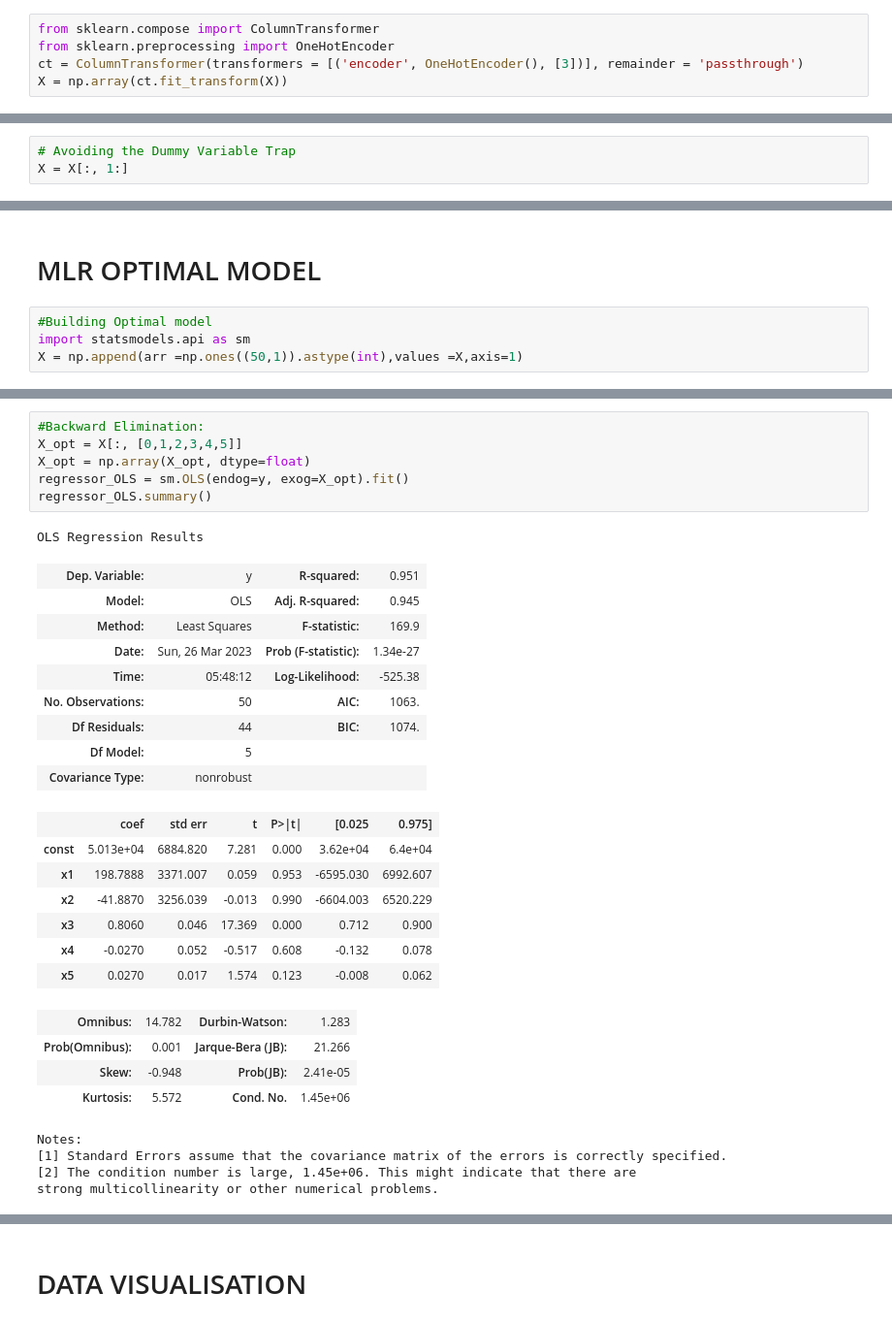
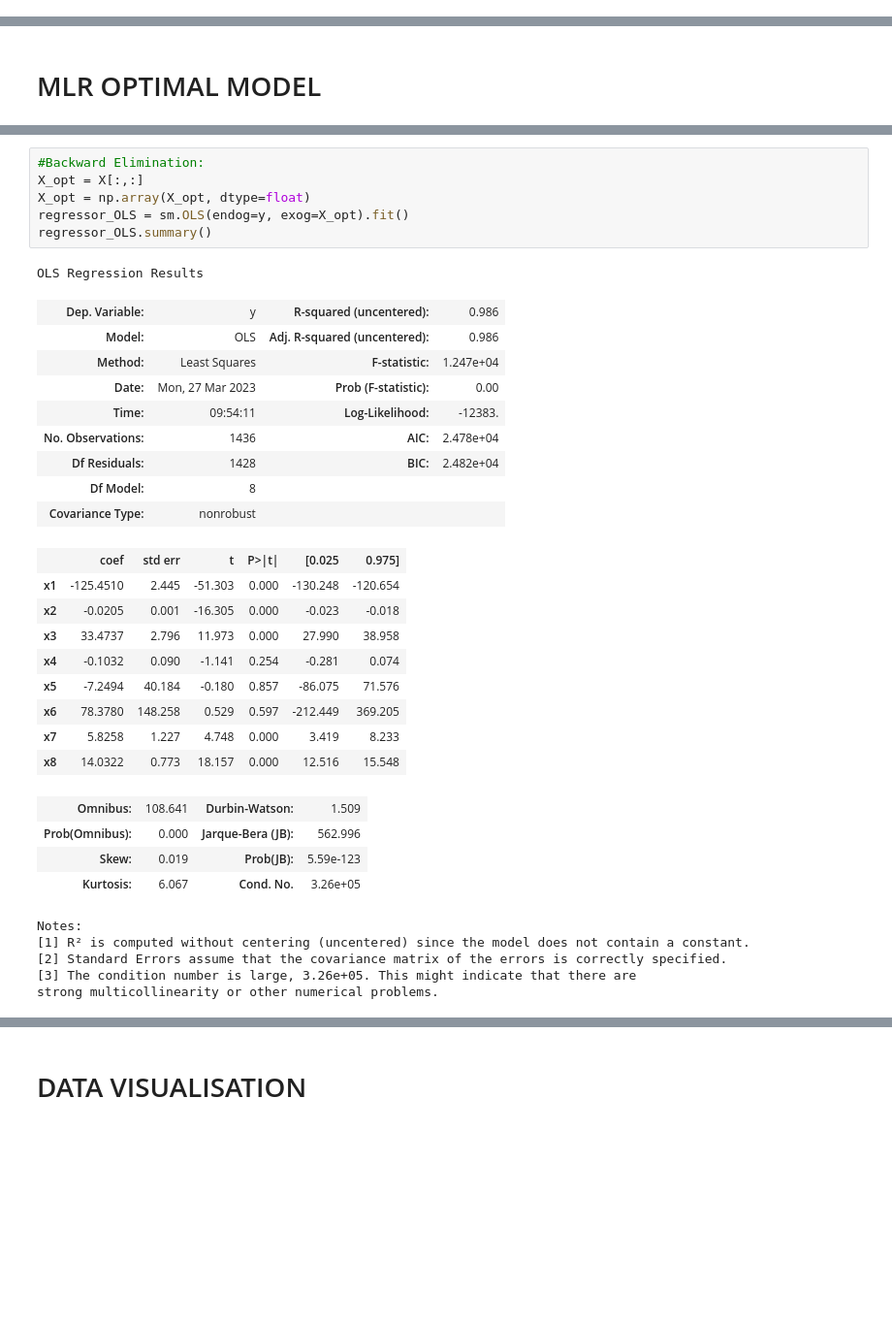
Before and after one commit to alekya0221/DS_Python_ExcelR, a Jupyter notebook: Corolla_MLR_Assignment.ipynb, the cells around one changed output, grey strips where cells are left out. Shown at 97% size. Drawn from its saved outputs; the diff is of its cells as text; blank space fills up the shorter version.

```diff
--- a/Corolla_MLR_Assignment.ipynb
+++ b/Corolla_MLR_Assignment.ipynb
@@ -133,5 +126,0 @@ array([13500, 13750, 13950, ...,  8500,  7250,  6950])
-# %%
-from sklearn.compose import ColumnTransformer
-from sklearn.preprocessing import OneHotEncoder
-ct = ColumnTransformer(transformers = [('encoder', OneHotEncoder(), [3])], remainder = 'passthrough')
-X = np.array(ct.fit_transform(X))
@@ -158,3 +126,0 @@ array([[0.0, 0.0, 1.0, 165349.2, 136897.8, 471784.1],
-# %%
-# Avoiding the Dummy Variable Trap
-X = X[:, 1:]
@@ -269,6 +240,2 @@ Adj.Rsquare: 0.9347068473282987
 # %% [markdown]
 # MLR OPTIMAL MODEL
-# %%
-#Building Optimal model
-import statsmodels.api as sm
-X = np.append(arr =np.ones((50,1)).astype(int),values =X,axis=1)
@@ -295,34 +242,37 @@ array([[1, 0.0, 1.0, 165349.2, 136897.8, 471784.1],
 # %%
 #Backward Elimination:
-X_opt = X[:, [0,1,2,3,4,5]]
+X_opt = X[:,:]
 X_opt = np.array(X_opt, dtype=float)
 regressor_OLS = sm.OLS(endog=y, exog=X_opt).fit()
 regressor_OLS.summary()
 # %% [output]
 OLS Regression Results
-| Dep. Variable: | y | R-squared: | 0.951 |
-| Model: | OLS | Adj. R-squared: | 0.945 |
-| Method: | Least Squares | F-statistic: | 169.9 |
-| Date: | Sun, 26 Mar 2023 | Prob (F-statistic): | 1.34e-27 |
-| Time: | 05:48:12 | Log-Likelihood: | -525.38 |
-| No. Observations: | 50 | AIC: | 1063. |
-| Df Residuals: | 44 | BIC: | 1074. |
-| Df Model: | 5 |  |  |
+| Dep. Variable: | y | R-squared (uncentered): | 0.986 |
+| Model: | OLS | Adj. R-squared (uncentered): | 0.986 |
+| Method: | Least Squares | F-statistic: | 1.247e+04 |
+| Date: | Mon, 27 Mar 2023 | Prob (F-statistic): | 0.00 |
+| Time: | 09:54:11 | Log-Likelihood: | -12383. |
+| No. Observations: | 1436 | AIC: | 2.478e+04 |
+| Df Residuals: | 1428 | BIC: | 2.482e+04 |
+| Df Model: | 8 |  |  |
 | Covariance Type: | nonrobust |  |  |
 |  | coef | std err | t | P>|t| | [0.025 | 0.975] |
-| const | 5.013e+04 | 6884.820 | 7.281 | 0.000 | 3.62e+04 | 6.4e+04 |
-| x1 | 198.7888 | 3371.007 | 0.059 | 0.953 | -6595.030 | 6992.607 |
-| x2 | -41.8870 | 3256.039 | -0.013 | 0.990 | -6604.003 | 6520.229 |
-| x3 | 0.8060 | 0.046 | 17.369 | 0.000 | 0.712 | 0.900 |
-| x4 | -0.0270 | 0.052 | -0.517 | 0.608 | -0.132 | 0.078 |
-| x5 | 0.0270 | 0.017 | 1.574 | 0.123 | -0.008 | 0.062 |
+| x1 | -125.4510 | 2.445 | -51.303 | 0.000 | -130.248 | -120.654 |
+| x2 | -0.0205 | 0.001 | -16.305 | 0.000 | -0.023 | -0.018 |
+| x3 | 33.4737 | 2.796 | 11.973 | 0.000 | 27.990 | 38.958 |
+| x4 | -0.1032 | 0.090 | -1.141 | 0.254 | -0.281 | 0.074 |
+| x5 | -7.2494 | 40.184 | -0.180 | 0.857 | -86.075 | 71.576 |
+| x6 | 78.3780 | 148.258 | 0.529 | 0.597 | -212.449 | 369.205 |
+| x7 | 5.8258 | 1.227 | 4.748 | 0.000 | 3.419 | 8.233 |
+| x8 | 14.0322 | 0.773 | 18.157 | 0.000 | 12.516 | 15.548 |
-| Omnibus: | 14.782 | Durbin-Watson: | 1.283 |
-| Prob(Omnibus): | 0.001 | Jarque-Bera (JB): | 21.266 |
-| Skew: | -0.948 | Prob(JB): | 2.41e-05 |
-| Kurtosis: | 5.572 | Cond. No. | 1.45e+06 |
+| Omnibus: | 108.641 | Durbin-Watson: | 1.509 |
+| Prob(Omnibus): | 0.000 | Jarque-Bera (JB): | 562.996 |
+| Skew: | 0.019 | Prob(JB): | 5.59e-123 |
+| Kurtosis: | 6.067 | Cond. No. | 3.26e+05 |
 Notes:
-[1] Standard Errors assume that the covariance matrix of the errors is correctly specified.
-[2] The condition number is large, 1.45e+06. This might indicate that there are
+[1] R² is computed without centering (uncentered) since the model does not contain a constant.
+[2] Standard Errors assume that the covariance matrix of the errors is correctly specified.
+[3] The condition number is large, 3.26e+05. This might indicate that there are
 strong multicollinearity or other numerical problems.
 # %%
 X_opt = X[:, [0,1,3,4,5]]
```
Also changed, not shown: parts of 17 cells of this notebook.
